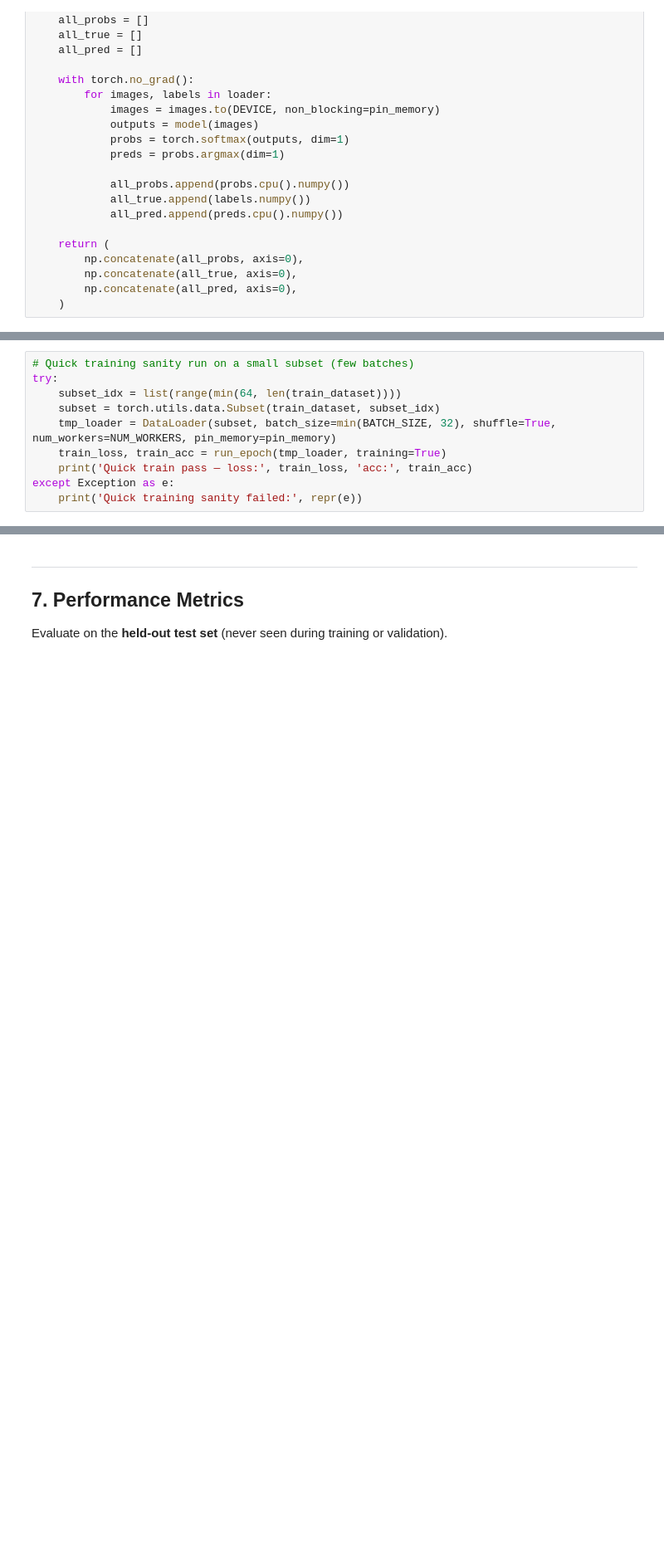
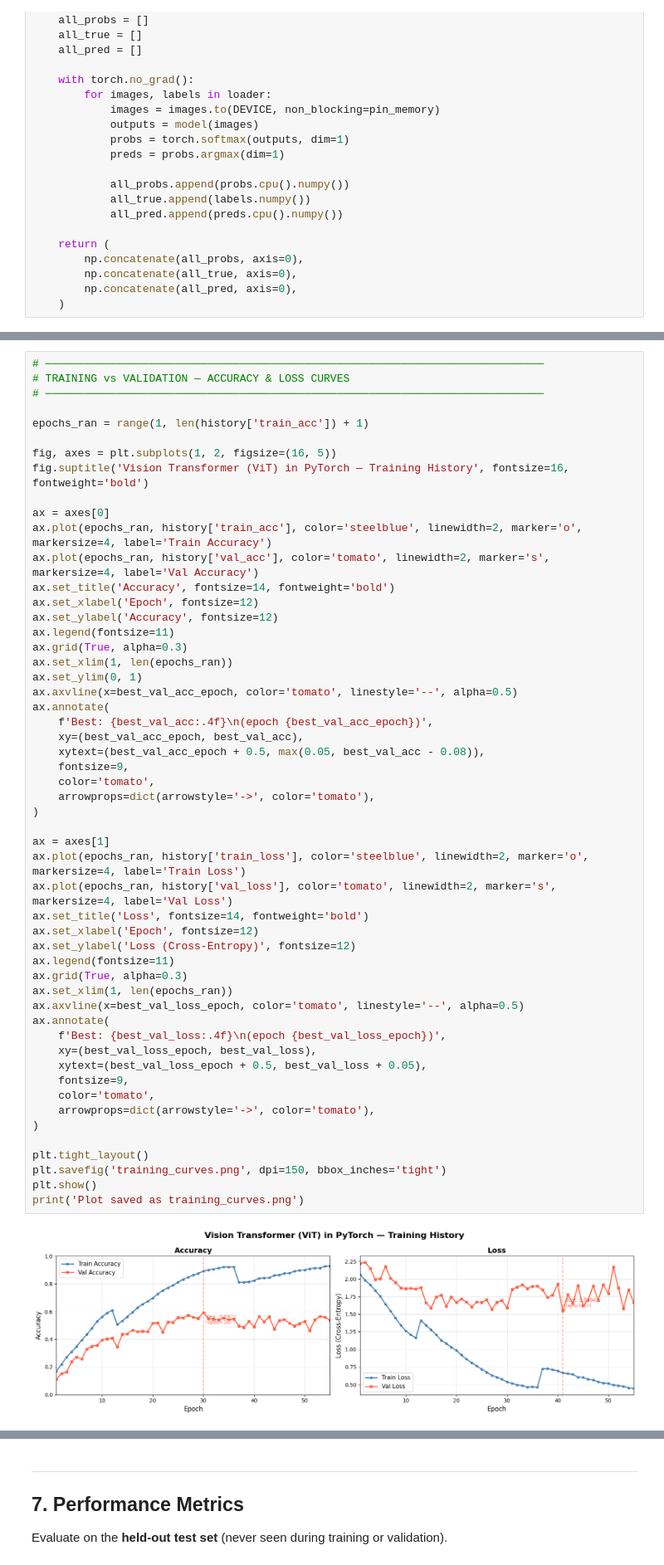
Before and after one commit to spandan-mozumder/emotion-detection, a Jupyter notebook: vit/notebook.ipynb, the cells around one changed output, grey strips where cells are left out. Shown at 83% size. Cells and saved outputs as stored; diff of their text form; blank space fills up the shorter version.

```diff
--- a/vit/notebook.ipynb
+++ b/vit/notebook.ipynb
@@ -885,10 +543,0 @@ Sample logits (first row): [-0.0995992  -0.4740824   0.16181597 -0.13979505 -0.1
-# %%
-# Quick training sanity run on a small subset (few batches)
-try:
-    subset_idx = list(range(min(64, len(train_dataset))))
-    subset = torch.utils.data.Subset(train_dataset, subset_idx)
-    tmp_loader = DataLoader(subset, batch_size=min(BATCH_SIZE, 32), shuffle=True, num_workers=NUM_WORKERS, pin_memory=pin_memory)
-    train_loss, train_acc = run_epoch(tmp_loader, training=True)
-    print('Quick train pass — loss:', train_loss, 'acc:', train_acc)
-except Exception as e:
-    print('Quick training sanity failed:', repr(e))
@@ -896,0 +638,55 @@ Quick train pass — loss: 1.453289806842804 acc: 0.46875
+# %%
+# ─────────────────────────────────────────────────────────────────────────────
+# TRAINING vs VALIDATION — ACCURACY & LOSS CURVES
+# ─────────────────────────────────────────────────────────────────────────────
+
+epochs_ran = range(1, len(history['train_acc']) + 1)
+
+fig, axes = plt.subplots(1, 2, figsize=(16, 5))
+fig.suptitle('Vision Transformer (ViT) in PyTorch — Training History', fontsize=16, fontweight='bold')
+
+ax = axes[0]
+ax.plot(epochs_ran, history['train_acc'], color='steelblue', linewidth=2, marker='o', markersize=4, label='Train Accuracy')
+ax.plot(epochs_ran, history['val_acc'], color='tomato', linewidth=2, marker='s', markersize=4, label='Val Accuracy')
+ax.set_title('Accuracy', fontsize=14, fontweight='bold')
+ax.set_xlabel('Epoch', fontsize=12)
+ax.set_ylabel('Accuracy', fontsize=12)
+ax.legend(fontsize=11)
+ax.grid(True, alpha=0.3)
+ax.set_xlim(1, len(epochs_ran))
+ax.set_ylim(0, 1)
+ax.axvline(x=best_val_acc_epoch, color='tomato', linestyle='--', alpha=0.5)
+ax.annotate(
+    f'Best: {best_val_acc:.4f}\n(epoch {best_val_acc_epoch})',
+    xy=(best_val_acc_epoch, best_val_acc),
+    xytext=(best_val_acc_epoch + 0.5, max(0.05, best_val_acc - 0.08)),
+    fontsize=9,
+    color='tomato',
+    arrowprops=dict(arrowstyle='->', color='tomato'),
+)
+
+ax = axes[1]
+ax.plot(epochs_ran, history['train_loss'], color='steelblue', linewidth=2, marker='o', markersize=4, label='Train Loss')
+ax.plot(epochs_ran, history['val_loss'], color='tomato', linewidth=2, marker='s', markersize=4, label='Val Loss')
+ax.set_title('Loss', fontsize=14, fontweight='bold')
+ax.set_xlabel('Epoch', fontsize=12)
+ax.set_ylabel('Loss (Cross-Entropy)', fontsize=12)
+ax.legend(fontsize=11)
+ax.grid(True, alpha=0.3)
+ax.set_xlim(1, len(epochs_ran))
+ax.axvline(x=best_val_loss_epoch, color='tomato', linestyle='--', alpha=0.5)
+ax.annotate(
+    f'Best: {best_val_loss:.4f}\n(epoch {best_val_loss_epoch})',
+    xy=(best_val_loss_epoch, best_val_loss),
+    xytext=(best_val_loss_epoch + 0.5, best_val_loss + 0.05),
+    fontsize=9,
+    color='tomato',
+    arrowprops=dict(arrowstyle='->', color='tomato'),
+)
+
+plt.tight_layout()
+plt.savefig('training_curves.png', dpi=150, bbox_inches='tight')
+plt.show()
+print('Plot saved as training_curves.png')
+# %% [output]
+[figure, added]
```
Also changed, not shown: parts of 17 cells of this notebook, 4 other files.
